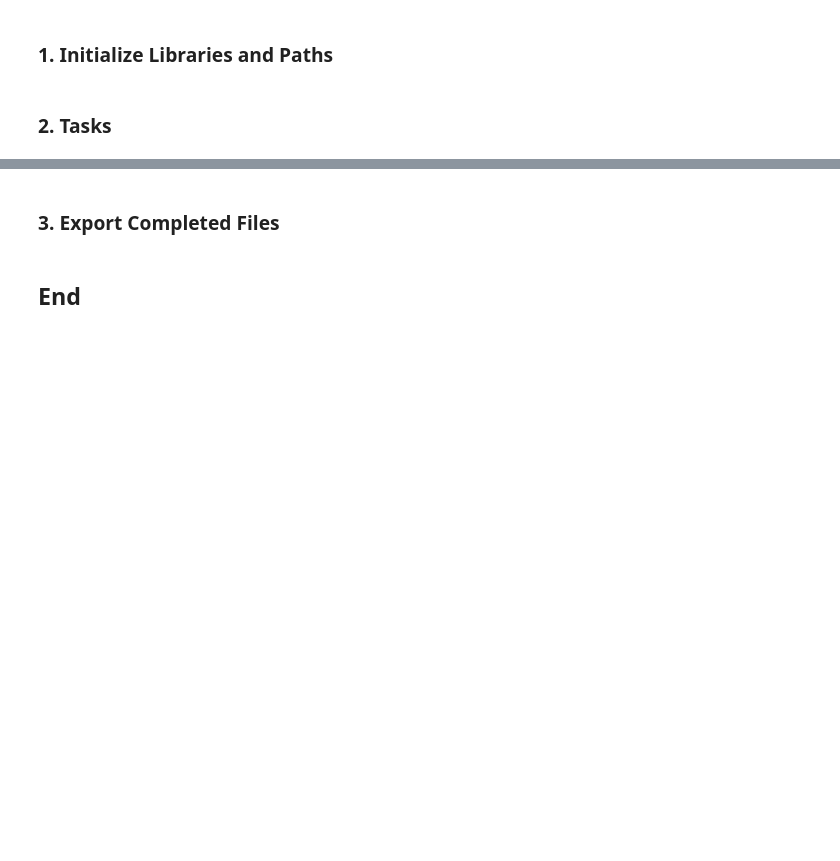
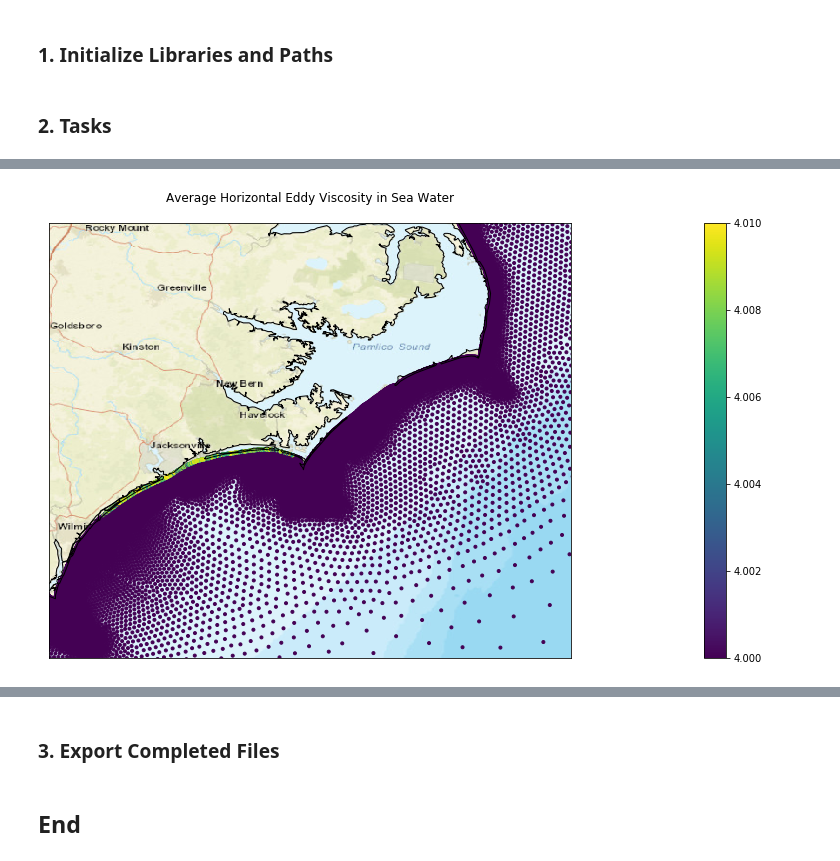
Before and after one commit to slawler/adcirc_prod, a Jupyter notebook: notebooks/ModelSetup.ipynb, the cells around one changed output, grey strips where cells are left out. Saved outputs shown, nothing was run; the diff lists cells and outputs as text; code cells hidden in the pictures; blank space fills up the shorter version.

```diff
--- a/notebooks/ModelSetup.ipynb
+++ b/notebooks/ModelSetup.ipynb
@@ -32,0 +187,11 @@ root_dir = r'C:\Users\tmiesse\Work\test'
+# %%
+nc = nc4.Dataset(os.path.join(root_dir,'input_fort.nc'),'r')
+grp = nc.groups['average_horizontal_eddy_viscosity_in_sea_water_wrt_depth']
+lat1,lat2 = 33.5, 36
+lon1,lon2 = -78, -75
+data = 'Data'
+title = 'Average Horizontal Eddy Viscosity in Sea Water'
+fig,ax=plt.subplots(figsize=(48,8))
+adcirc.attr_plot(grp,title,ax,lat1,lat2,lon1,lon2)
+# %% [output]
+[figure, added]
```
Also changed, not shown: parts of 19 cells of this notebook, 2 other files.
